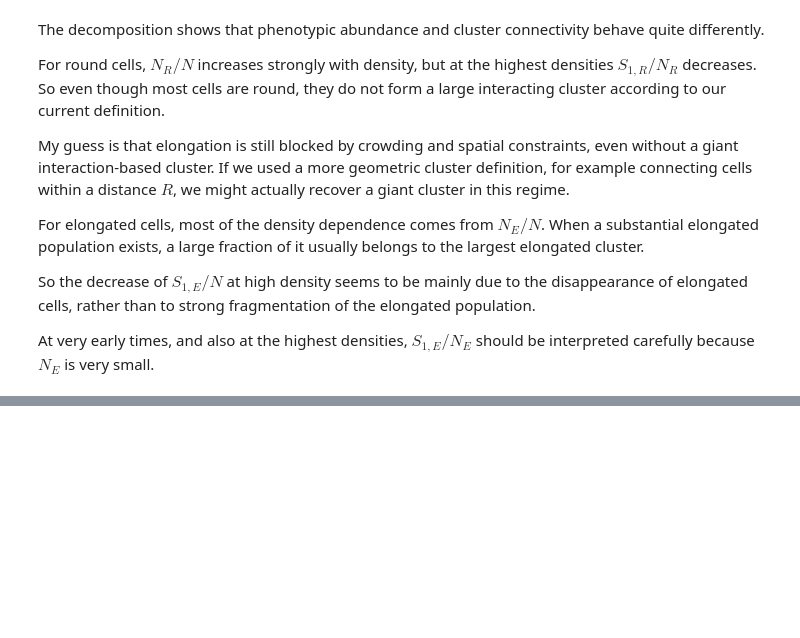
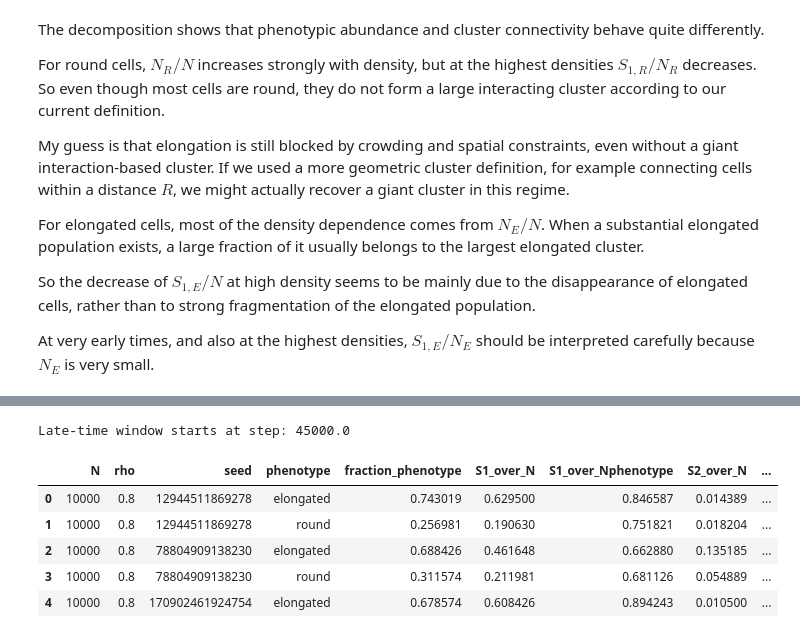
Before and after one commit to gonzaloangaut/oncostreams_analysis_triangular, a Jupyter notebook: clusters_analysis.ipynb, the cells around one changed output, grey strips where cells are left out. Cells and saved outputs as stored; diff of their text form; code cells hidden in the pictures; blank space fills up the shorter version.

```diff
--- a/clusters_analysis.ipynb
+++ b/clusters_analysis.ipynb
@@ -381,0 +388,42 @@ At very early times, and also at the highest densities, $S_{1,E}/N_E$ should be
+# %%
+# Take the last 10% of the simulation steps as the steady-state window
+steady_fraction = 0.10
+
+max_step = snapshots["step"].max()
+steady_start = max_step * (1 - steady_fraction)
+
+cluster_late = snapshots[
+    snapshots["step"] >= steady_start
+].copy()
+
+print("Late-time window starts at step:", steady_start)
+# %% [output]
+Late-time window starts at step: 45000.0
+# %%
+# Compute the mean of the fraction of phenotype and the mean of S1/N and S1/Nphenotype
+# over the late-time window for each seed, density, and phenotype
+cluster_seed_stats = (
+    cluster_late
+    .groupby(["N", "rho", "seed", "phenotype"])
+    .agg(
+        fraction_phenotype=("fraction_phenotype", "mean"),
+
+        S1_over_N=("S1_over_N", "mean"),
+        S1_over_Nphenotype=("S1_over_Nphenotype", "mean"),
+
+        S2_over_N=("S2_over_N", "mean"),
+        S2_over_Nphenotype=("S2_over_Nphenotype", "mean"),
+
+        psi=("psi", "mean"),
+    )
+    .reset_index()
+)
+
+cluster_seed_stats.head()
+# %% [output]
+|  | N | rho | seed | phenotype | fraction_phenotype | S1_over_N | S1_over_Nphenotype | S2_over_N | ... |
+| 0 | 10000 | 0.8 | 12944511869278 | elongated | 0.743019 | 0.629500 | 0.846587 | 0.014389 | ... |
+| 1 | 10000 | 0.8 | 12944511869278 | round | 0.256981 | 0.190630 | 0.751821 | 0.018204 | ... |
+| 2 | 10000 | 0.8 | 78804909138230 | elongated | 0.688426 | 0.461648 | 0.662880 | 0.135185 | ... |
+| 3 | 10000 | 0.8 | 78804909138230 | round | 0.311574 | 0.211981 | 0.681126 | 0.054889 | ... |
+| 4 | 10000 | 0.8 | 170902461924754 | elongated | 0.678574 | 0.608426 | 0.894243 | 0.010500 | ... |
```
Also changed, not shown: parts of 7 cells of this notebook, 2 other files.
